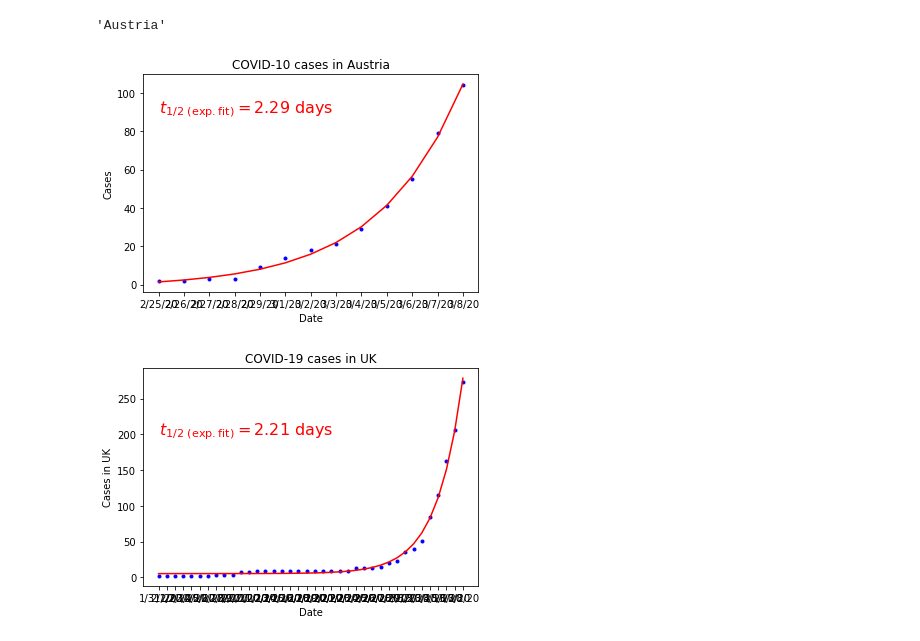
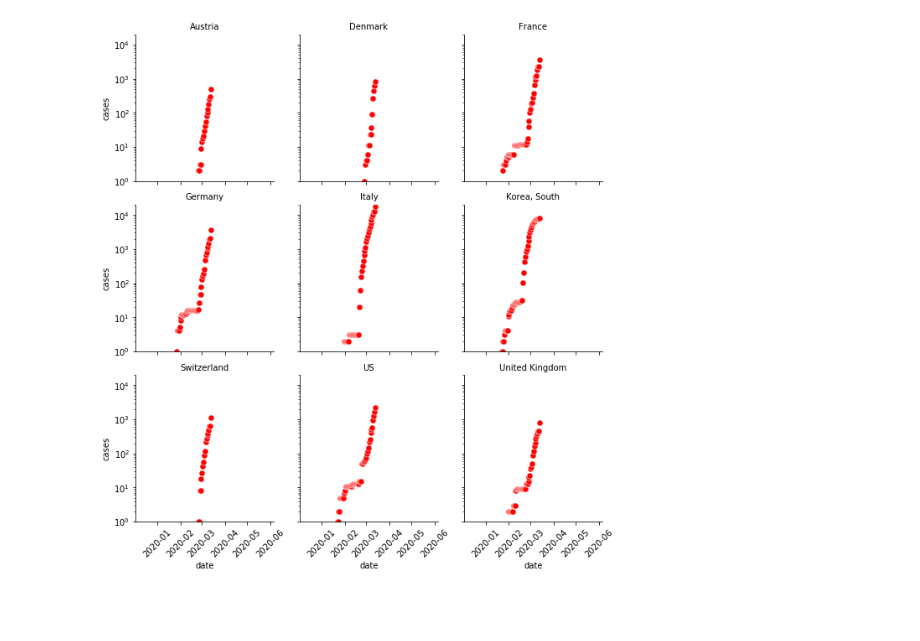
Before and after one commit to breichholf/covid-plots, a Jupyter notebook: COVID-19 ploting.ipynb, the cells around one changed output. Saved outputs shown, nothing was run; the diff lists cells and outputs as text; code cells hidden in the pictures; blank space fills up the shorter version.

```diff
--- a/COVID-19 ploting.ipynb
+++ b/COVID-19 ploting.ipynb
@@ -108,4 +84,0 @@ covid_long.tail(n=15)
-# %%
-covid_long.query('value > 0').reset_index()['country_region'].iloc[0]
-# %% [output]
-'Austria'
@@ -127,13 +84,0 @@ at_vars, at_cov = curve_fit(func, x, y)
-# %%
-plt.figure()
-plt.plot(covid_at_gt0['date'].values, covid_at_gt0['cases'].values, 'b.')
-plt.plot(covid_at_gt0['date'], func(x, *at_vars), 'r-', label='Exp. fit')
-plt.title("COVID-10 cases in Austria")
-plt.xlabel("Date")
-plt.ylabel("Cases")
-doubling_time = np.log(2) / at_vars[1]
-text = r'$t_{1/2 \ \mathrm{(exp. fit)}} = %.2f \ \mathrm{days}$' % doubling_time
-plt.text(0, 90, text, {'color': 'r', 'fontsize': 16})
-plt.show()
-# %% [output]
-[figure, removed]
@@ -148,20 +85,17 @@ covid_uk = (
-# %%
-covid_uk_gt0 = covid_uk.query('cases > 0')
-
-uk_x = covid_uk_gt0['cases'].reset_index().index.values
-uk_y = covid_uk_gt0['cases'].values
-
-uk_vars, uk_cov = curve_fit(func, uk_x, uk_y)
-
-plt.figure()
-plt.plot(covid_uk_gt0['date'].values, covid_uk_gt0['cases'].values, 'b.')
-plt.plot(covid_uk_gt0['date'].values, func(uk_x, *uk_vars), 'r-')
-plt.title("COVID-19 cases in UK")
-plt.xlabel("Date")
-plt.ylabel("Cases in UK")
-doubling_time = np.log(2) / uk_vars[1]
-text = r'$t_{1/2 \ \mathrm{(exp. fit)}} = %.2f \ \mathrm{days}$' % doubling_time
-plt.text(0, 200, text, {'color': 'r', 'fontsize': 16})
-plt.show()
-# %% [output]
-[figure, removed]
+# %%
+plot_countries = ['Italy', 'Korea, South', 'Germany', 'Austria', 'United Kingdom',
+                  'Switzerland', 'France', 'US', 'Denmark']
+# %%
+sub_sel = countries_melted[countries_melted['country_region'].isin(plot_countries)]
+country_sum = sub_sel.groupby(['country_region', 'date'])['cases'].agg(np.sum).reset_index()
+# %%
+kws = dict(s=50, linewidth=.5, edgecolor="w")
+g = sns.FacetGrid(country_sum.query('cases > 0'), col='country_region', col_wrap=3, ylim=(1, 20000))
+g = (
+    g.map(plt.scatter, 'date', 'cases', color='r', **kws)
+    .set(yscale='log')
+    .set_titles('{col_name}')
+    .set_xticklabels(rotation=45)
+)
+# %% [output]
+[figure, added]
```
Also changed, not shown: parts of 16 cells of this notebook, 2 other files.
